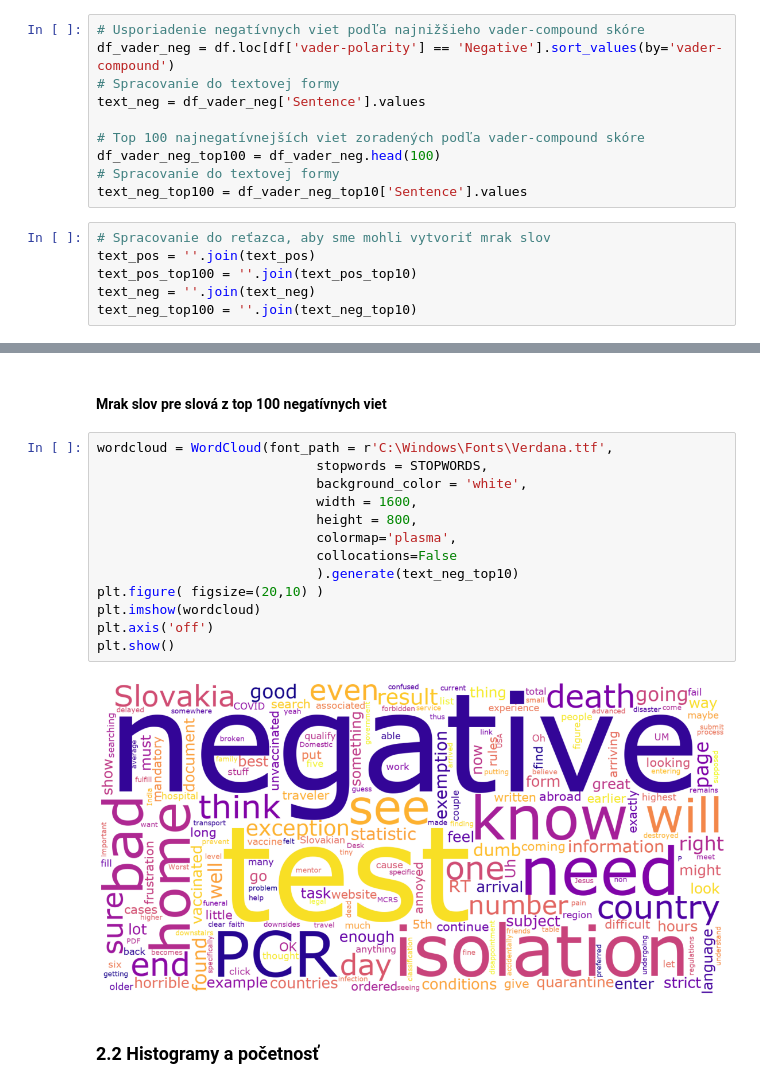
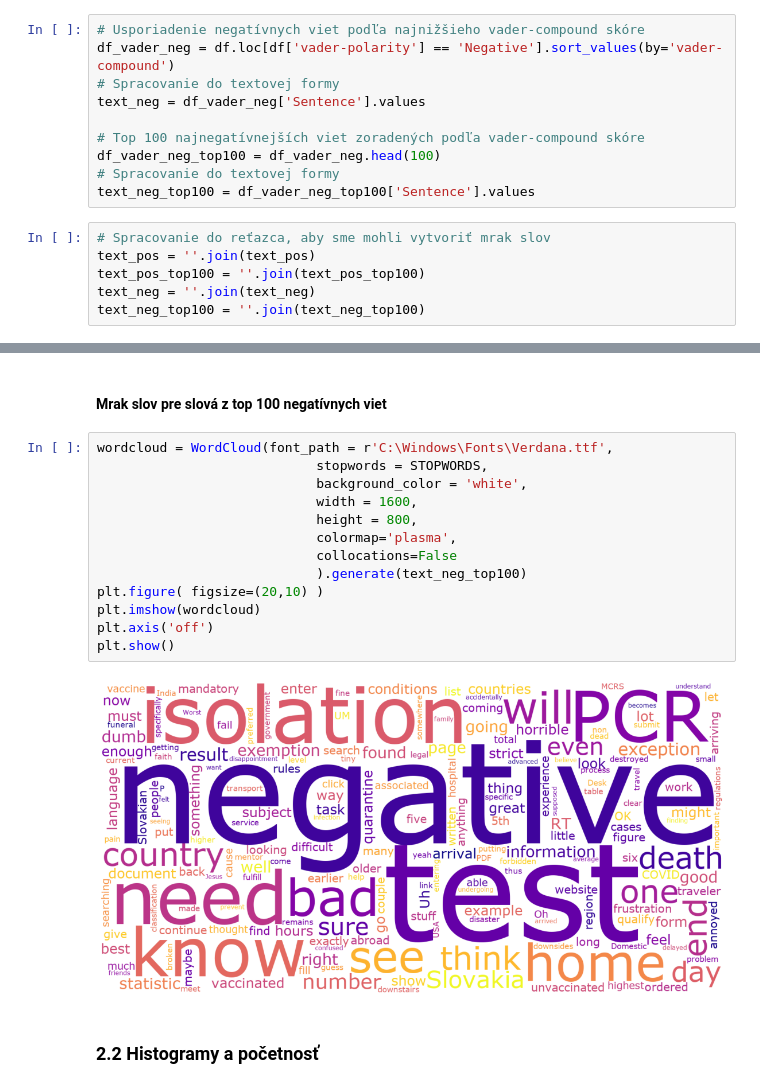
Before and after one commit to luc-rap/Analyza-sentimentu-VADER, a Jupyter notebook: evaluation.ipynb, the cells around one changed output, grey strips where cells are left out. Saved outputs shown, nothing was run; the diff lists cells and outputs as text.

```diff
--- a/evaluation.ipynb
+++ b/evaluation.ipynb
@@ -58,13 +58,13 @@ text_neg = df_vader_neg['Sentence'].values
 # Top 100 najnegatívnejších viet zoradených podľa vader-compound skóre
 df_vader_neg_top100 = df_vader_neg.head(100)
 # Spracovanie do textovej formy
-text_neg_top100 = df_vader_neg_top10['Sentence'].values
+text_neg_top100 = df_vader_neg_top100['Sentence'].values
 # %%
 # Spracovanie do reťazca, aby sme mohli vytvoriť mrak slov
 text_pos = ''.join(text_pos)
-text_pos_top100 = ''.join(text_pos_top10)
+text_pos_top100 = ''.join(text_pos_top100)
 text_neg = ''.join(text_neg)
-text_neg_top100 = ''.join(text_neg_top10)
+text_neg_top100 = ''.join(text_neg_top100)
 # %% [markdown]
 #### Mrak slov pre všetky slová z pozitívnych viet
 # %%
@@ -121,18 +121,18 @@ plt.show()
 # %%
 wordcloud = WordCloud(font_path = r'C:\Windows\Fonts\Verdana.ttf',
                             stopwords = STOPWORDS,
                             background_color = 'white',
                             width = 1600,
                             height = 800,
                             colormap='plasma',
                             collocations=False
-                            ).generate(text_neg_top10)
+                            ).generate(text_neg_top100)
 plt.figure( figsize=(20,10) )
 plt.imshow(wordcloud)
 plt.axis('off')
 plt.show()
 # %% [output]
-[figure, old version]
+[figure, new version]
 # %% [markdown]
 ### 2.2 Histogramy a početnosť
 # %%
```
Also changed, not shown: parts of 4 cells of this notebook, 4 other files.
